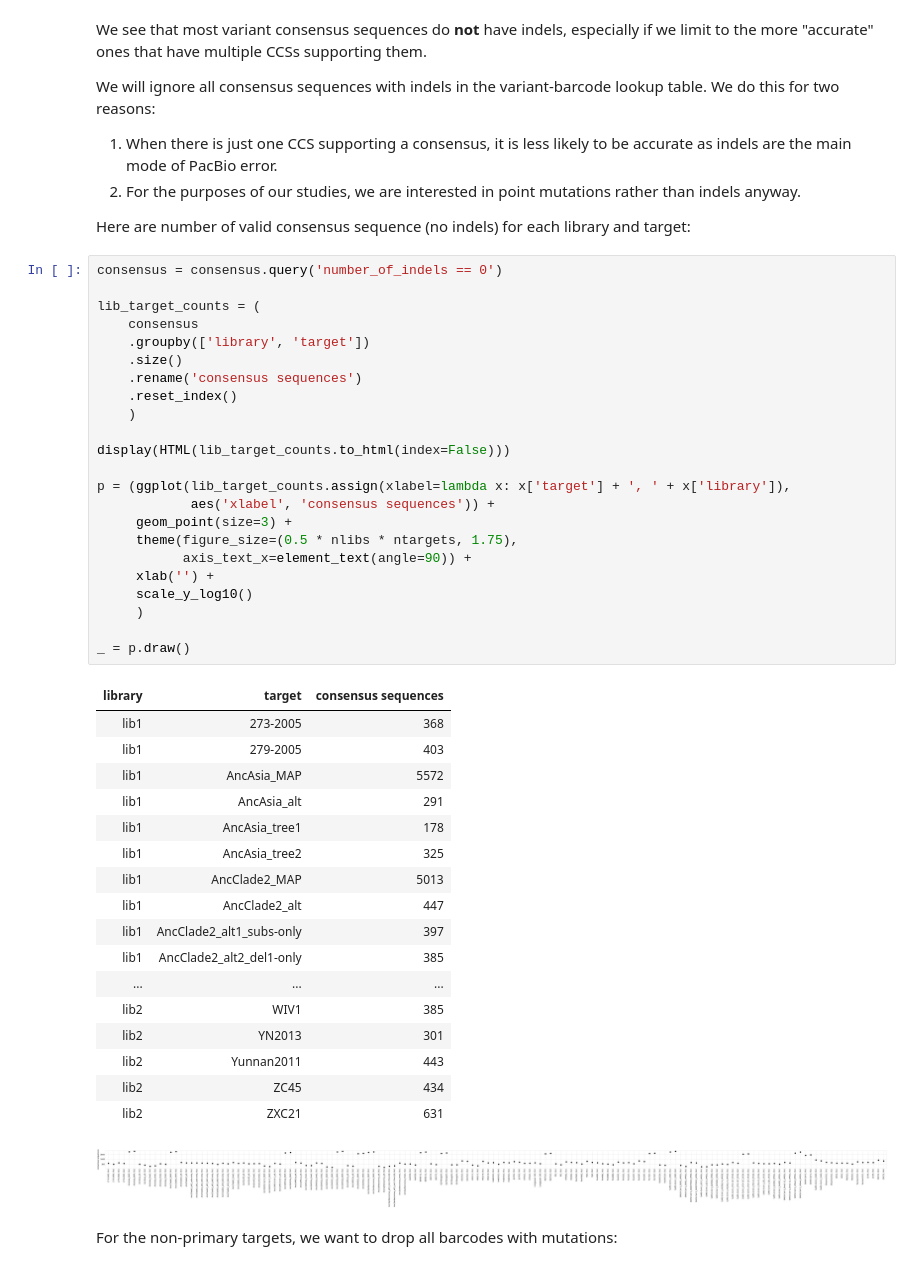
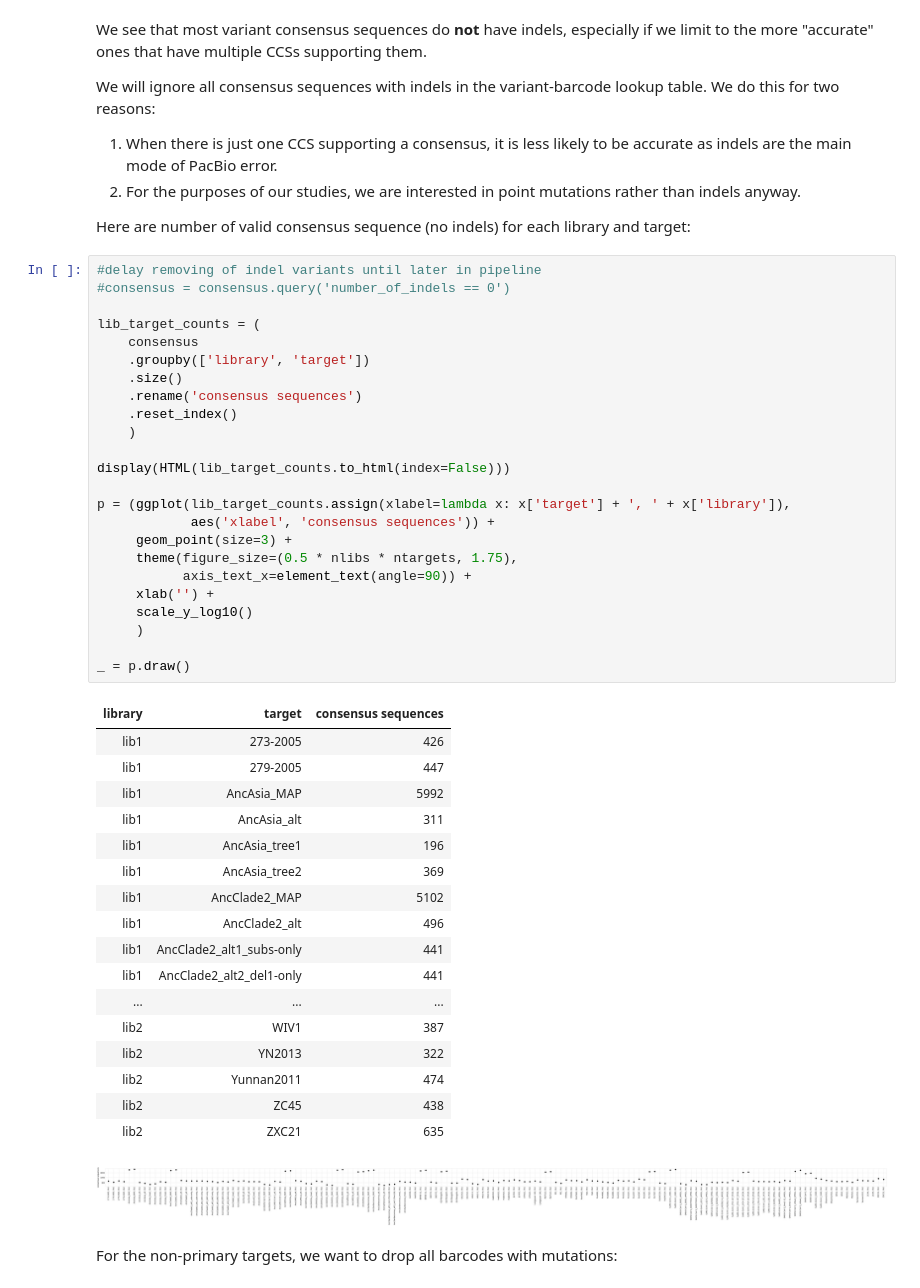
Before and after one commit to jbloomlab/SARSr-CoV_homolog_survey, a Jupyter notebook: process_ccs.ipynb, the cells around one changed output. Saved outputs shown, nothing was run; the diff lists cells and outputs as text.

```diff
--- a/process_ccs.ipynb
+++ b/process_ccs.ipynb
@@ -762,46 +762,47 @@ We do this for two reasons:
 
 Here are number of valid consensus sequence (no indels) for each library and target:
 # %%
-consensus = consensus.query('number_of_indels == 0')
+#delay removing of indel variants until later in pipeline
+#consensus = consensus.query('number_of_indels == 0')
 
 lib_target_counts = (
     consensus
     .groupby(['library', 'target'])
     .size()
     .rename('consensus sequences')
     .reset_index()
     )
 
 display(HTML(lib_target_counts.to_html(index=False)))
 
 p = (ggplot(lib_target_counts.assign(xlabel=lambda x: x['target'] + ', ' + x['library']),
             aes('xlabel', 'consensus sequences')) +
      geom_point(size=3) +
      theme(figure_size=(0.5 * nlibs * ntargets, 1.75),
            axis_text_x=element_text(angle=90)) +
      xlab('') +
      scale_y_log10()
      )
 
 _ = p.draw()
 # %% [output]
 | library | target | consensus sequences |
-| lib1 | 273-2005 | 368 |
-| lib1 | 279-2005 | 403 |
-| lib1 | AncAsia_MAP | 5572 |
-| lib1 | AncAsia_alt | 291 |
-| lib1 | AncAsia_tree1 | 178 |
-| lib1 | AncAsia_tree2 | 325 |
-| lib1 | AncClade2_MAP | 5013 |
-| lib1 | AncClade2_alt | 447 |
-| lib1 | AncClade2_alt1_subs-only | 397 |
-| lib1 | AncClade2_alt2_del1-only | 385 |
+| lib1 | 273-2005 | 426 |
+| lib1 | 279-2005 | 447 |
+| lib1 | AncAsia_MAP | 5992 |
+| lib1 | AncAsia_alt | 311 |
+| lib1 | AncAsia_tree1 | 196 |
+| lib1 | AncAsia_tree2 | 369 |
+| lib1 | AncClade2_MAP | 5102 |
+| lib1 | AncClade2_alt | 496 |
+| lib1 | AncClade2_alt1_subs-only | 441 |
+| lib1 | AncClade2_alt2_del1-only | 441 |
 | ... | ... | ... |
-| lib2 | WIV1 | 385 |
-| lib2 | YN2013 | 301 |
-| lib2 | Yunnan2011 | 443 |
-| lib2 | ZC45 | 434 |
-| lib2 | ZXC21 | 631 |
+| lib2 | WIV1 | 387 |
+| lib2 | YN2013 | 322 |
+| lib2 | Yunnan2011 | 474 |
+| lib2 | ZC45 | 438 |
+| lib2 | ZXC21 | 635 |
 [figure]
 # %% [markdown]
 For the non-primary targets, we want to drop all barcodes with mutations:
```
Also changed, not shown: parts of 5 cells of this notebook, 6 other files.
